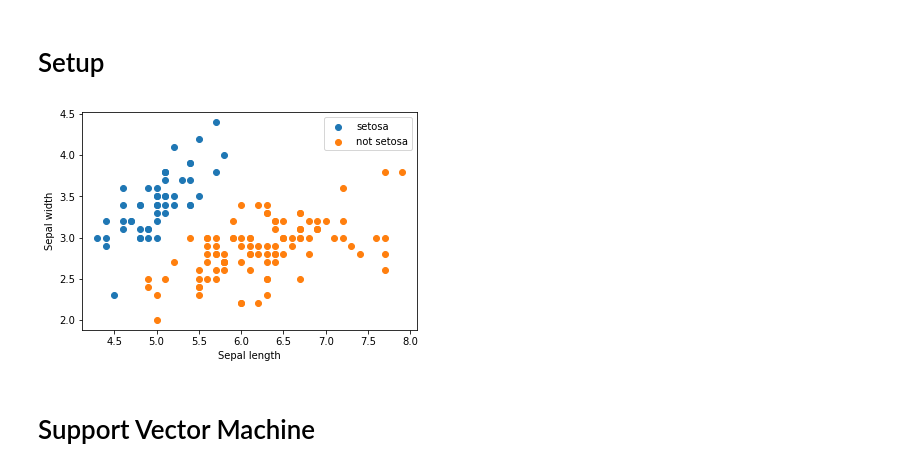
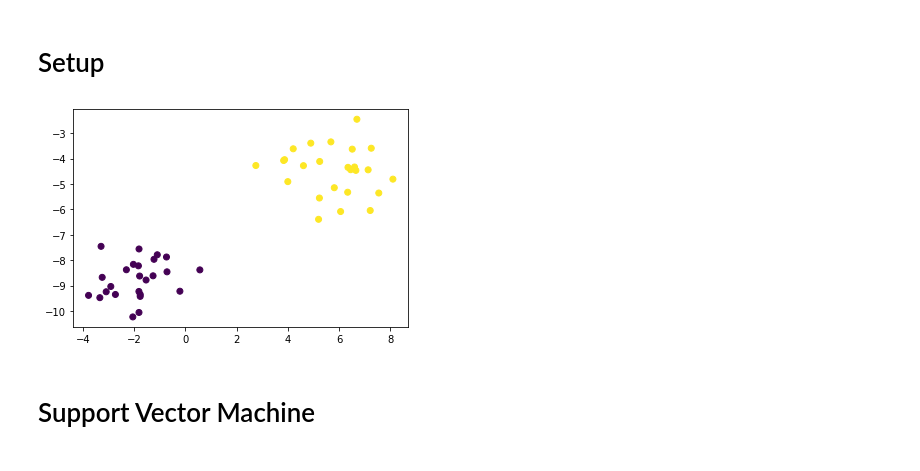
Before and after one commit to szelesaron/ml-from-scratch, a Jupyter notebook: 3-SVM.ipynb, the cells around one changed output. Cells and saved outputs as stored; diff of their text form; code cells hidden in the pictures.

```diff
--- a/3-SVM.ipynb
+++ b/3-SVM.ipynb
@@ -4,4 +4,4 @@
 import numpy as np
 import matplotlib.pyplot as plt
 from sklearn import datasets
-iris = datasets.load_iris()
+%matplotlib inline
@@ -14,12 +8,11 @@ y[y==1] = 1    #making in binary class + fitting for svm
-# %%
-plt.scatter(X[:,0][y==-1], X[:,1][y==-1])
-plt.scatter(X[:,0][y==1], X[:,1][y==1])
-plt.xlabel("Sepal length")
-plt.ylabel("Sepal width")
-plt.legend(["setosa","not setosa"])
-plt.show()
-# %% [output]
-[figure, removed]
+# %%
+X, y = datasets.make_blobs(n_samples=50, n_features=2, centers=2, cluster_std=1.05, random_state=40)
+y = np.where(y == 0, -1, 1)
+# %%
+plt.scatter(X[:,0], X[:,1], c = y)
+plt.show()
+# %% [output]
+[figure, added]
 # %% [markdown]
 # Support Vector Machine
 # %% [markdown]
```
Also changed, not shown: parts of 7 cells of this notebook.
